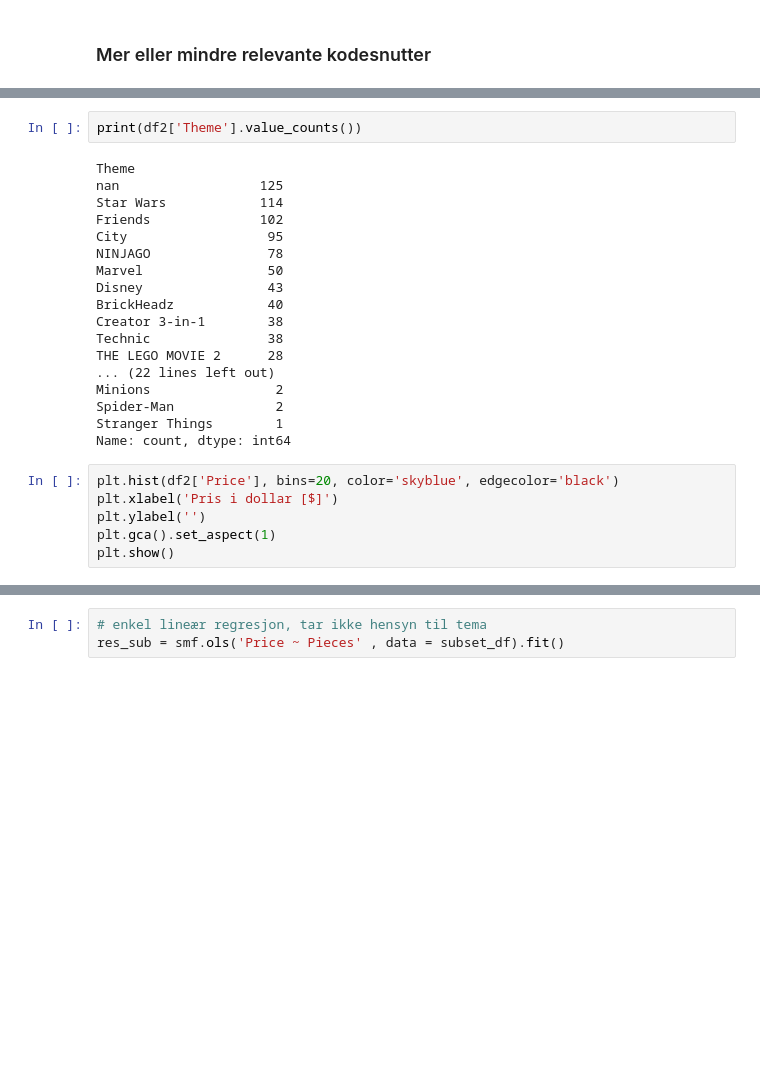
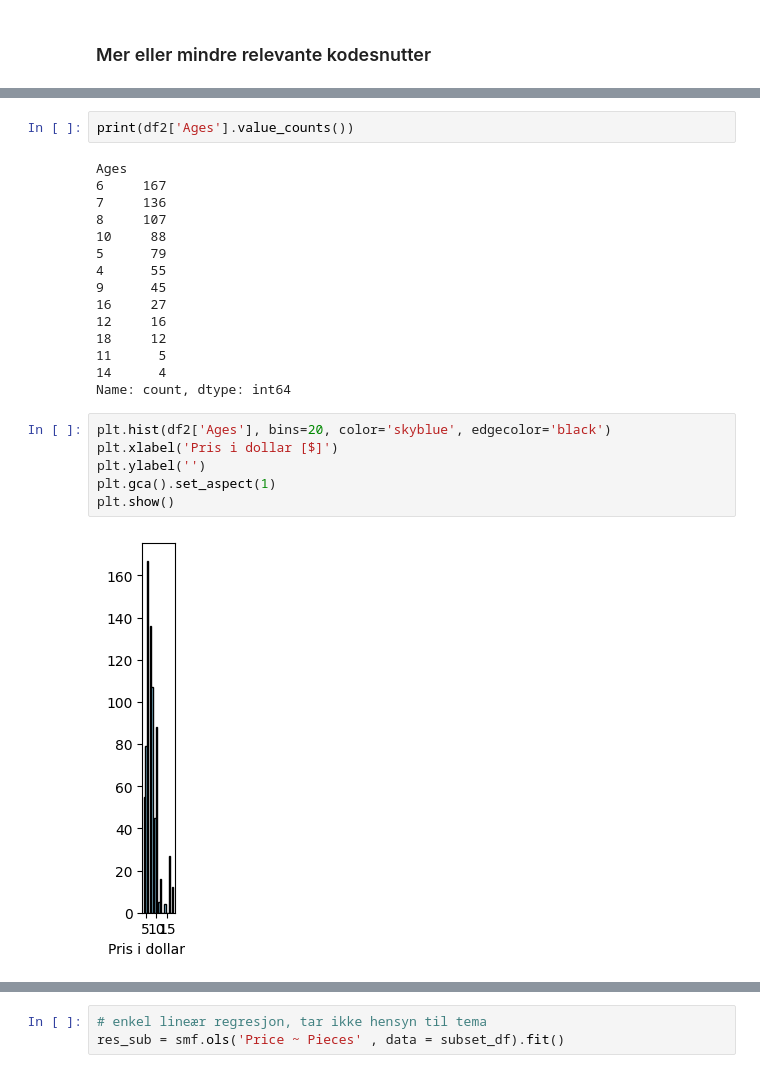
Before and after one commit to HMB-Solutions/ISTT1003-ProjectAssignment-02, a Jupyter notebook: oppg1.ipynb, the cells around one changed output, grey strips where cells are left out. Saved outputs shown, nothing was run; the diff lists cells and outputs as text; blank space fills up the shorter version.

```diff
--- a/oppg1.ipynb
+++ b/oppg1.ipynb
@@ -91,28 +92,27 @@ Pages     102.107108
 dtype: float64
 # %%
-print(df2['Theme'].value_counts())
+print(df2['Ages'].value_counts())
 # %% [output]
-Theme
-nan                  125
-Star Wars            114
-Friends              102
-City                  95
-NINJAGO               78
-Marvel                50
-Disney                43
-BrickHeadz            40
-Creator 3-in-1        38
-Technic               38
-THE LEGO MOVIE 2      28
-... (22 lines left out)
-Minions                2
-Spider-Man             2
-Stranger Things        1
+Ages
+6     167
+7     136
+8     107
+10     88
+5      79
+4      55
+9      45
+16     27
+12     16
+18     12
+11      5
+14      4
 Name: count, dtype: int64
 # %%
-plt.hist(df2['Price'], bins=20, color='skyblue', edgecolor='black')
+plt.hist(df2['Ages'], bins=20, color='skyblue', edgecolor='black')
 plt.xlabel('Pris i dollar [$]')
 plt.ylabel('')
 plt.gca().set_aspect(1)
 plt.show()
+# %% [output]
+[figure, added]
 # %%
```
Also changed, not shown: parts of 12 cells of this notebook.
